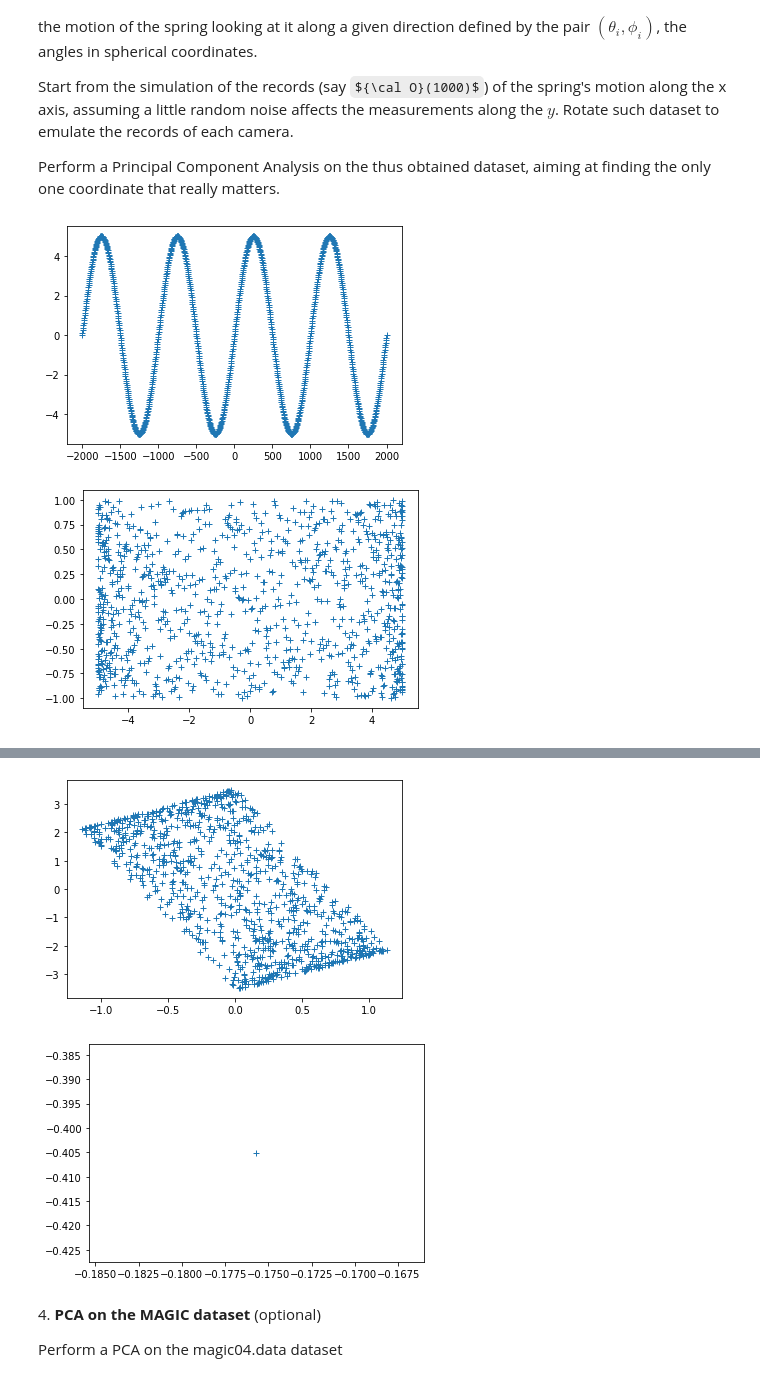
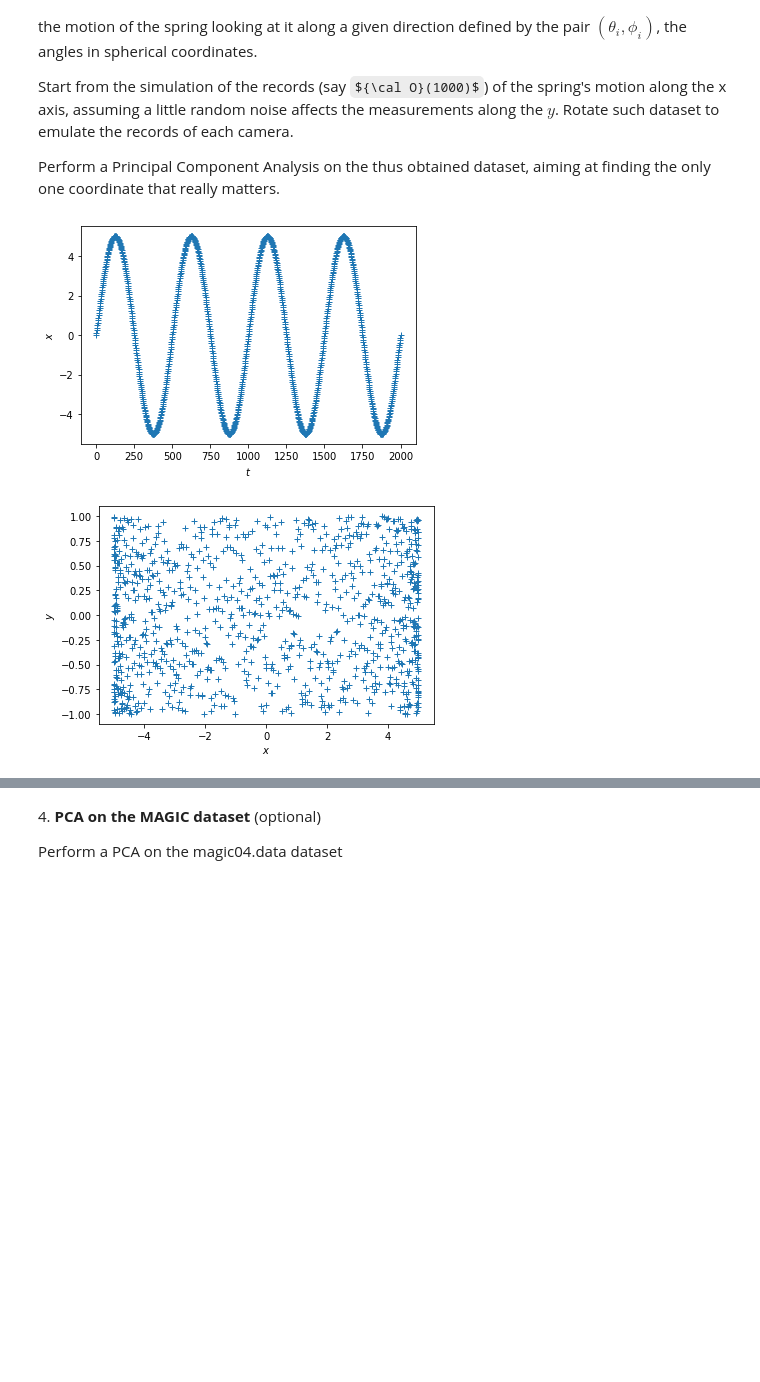
Before and after one commit to PhysicsOfData/LaboratoryOfComputationalPhysics_Y4, a Jupyter notebook: 07ex_LinearAlgebra.ipynb, the cells around one changed output, grey strips where cells are left out. Saved outputs shown, nothing was run; the diff lists cells and outputs as text; code cells hidden in the pictures; some formulas as TeX source; blank space fills up the shorter version.

```diff
--- a/07ex_LinearAlgebra.ipynb
+++ b/07ex_LinearAlgebra.ipynb
@@ -18,6 +18,7 @@ import matplotlib.pyplot as plt
 import numpy.random as npr
 npr.seed(9324988)
 %matplotlib inline
+%precision 14
 
 N = 3000
 x1 = npr.normal(loc = 0, scale = 1, size = N)
@@ -44,7 +45,7 @@ for di,ui in zip(D**2/(N-1),U.T):
     print(round(di,2),ui)
 
 spect = D**2/(N-1)
-tr = covm.trace()
+tr = np.sum(spect)
 print("\n")
 for eig in spect:
     print("The eigenvalue {} influences the data for the {}%.".format(round(eig,2),round(eig*100/tr,2)))
@@ -68,7 +69,7 @@ print("\nApplying PCA:\n")
 Xp = Xp[:2,:]
 U,D,VT = la.svd(Xp)
 spect = D**2/(N-1)
-tr = np.cov(Xp).trace()
+tr = np.sum(spect)
 for eig in spect:
     print("The eigenvalue {} influences the data for the {}%.".format(round(eig,2),round(eig*100/tr,2)))
 # %% [output]
@@ -111,7 +112,7 @@ for di,ui in zip(D**2/(N-1),U.T):
     print(round(di,6),ui)
 covm = np.cov(data)
 spect = D**2/(N-1)
-tr = covm.trace()
+tr = np.sum(spect)
 print("\n")
 for eig in spect:
     print("The eigenvalue {} influences the data for the {}%.".format(round(eig,6),round(eig*100/tr,6)))
@@ -156,39 +157,59 @@ Start from the simulation of the records (say ${\cal O}(1000)$) of the spring's
 
 Perform a Principal Component Analysis on the thus obtained dataset, aiming at finding the only one coordinate that really matters.
 # %%
+def rot(dat,th,ph):
+    Ry = np.array([[np.cos(th),0,np.sin(th)],[0,1,0],[-np.sin(th),0,np.cos(th)]])
+    Rz = np.array([[np.cos(ph),-np.sin(ph),0],[np.sin(ph),np.cos(ph),0],[0,0,1]])
+    return np.dot(Rz,np.dot(Ry,dat))
+
 N = 1000
 a = 5
-k = 2* np.pi
-time = np.linspace(-2000,2000, num = 1000)
+k = 4*np.pi
+time = np.linspace(0,2000, num = N)
 x = a * np.sin(k * time)
-y = 2 * npr.random(1000) -1
+y = 2 * npr.random(N) -1
 plt.plot(time, x, ls = "", marker = "+")
+plt.xlabel("$t$")
+plt.ylabel("$x$")
 plt.show()
 plt.plot(x, y, ls = "", marker = "+")
+plt.xlabel("$x$")
+plt.ylabel("$y$")
 plt.show()
 
 data = np.zeros((3,1000), dtype="float")
 data[0] = x
 data[1] = y
 
-U,D,VT = la.svd(dataset)
+print("\n")
+U,D,VT = la.svd(data)
 for di,ui in zip(D**2/(N-1),U.T):
     print(round(di,2),ui)
+covm = np.cov(data)
+spect = D**2/(N-1)
+tr = np.sum(spect)
+print("\n")
+for eig in spect:
+    print("The eigenvalue {} influences the data for the {}%.".format(round(eig,6),round(eig*100/tr,6)))
 
+n = 10
+tot_data = []
+for i in range(n):
+    theta = np.pi*npr.random()
+    phi = 2*np.pi*npr.random()
+    dat1 = rot(data, theta, phi)
+    tot_data.append(dat1)
+tot_data = np.array(tot_data).reshape(30,1000)
+
+print("\n")
+U,D,VT = la.svd(tot_data)
+covm = np.cov(tot_data)
 spect = D**2/(N-1)
-tr = covm.trace()
+tr = np.sum(spect)
+for eig in spect:
+    print("The eigenvalue {} influences the data for the {}%.".format(round(eig,6),round(eig*100/tr,6)))
 
-theta = np.pi/3
-phi = 4*np.pi/3
-vector = np.array([np.cos(theta)*np.cos(phi),np.cos(theta)*np.sin(phi),np.sin(theta)])
-
-datap = np.dot(U.T, data)
-plt.plot(datap[0], datap[1], ls = "", marker = "+")
-plt.show()
-
-datap = np.dot(vector, data)
-plt.plot(datap[0], datap[1], ls = "", marker = "+")
-plt.show()
+print("\nOnly the data on one axis of one camera is significant to describe the data.")
 # %% [output]
-[figure, old version]
+[figure, new version]
-[figure, old version]
+[figure, new version]
@@ -198,5 +233,3 @@ plt.show()
-[figure, removed]
-[figure, removed]
 # %% [markdown]
 4\. **PCA on the MAGIC dataset** (optional)
 
```
Also changed, not shown: parts of 5 cells of this notebook, 3 other files.
